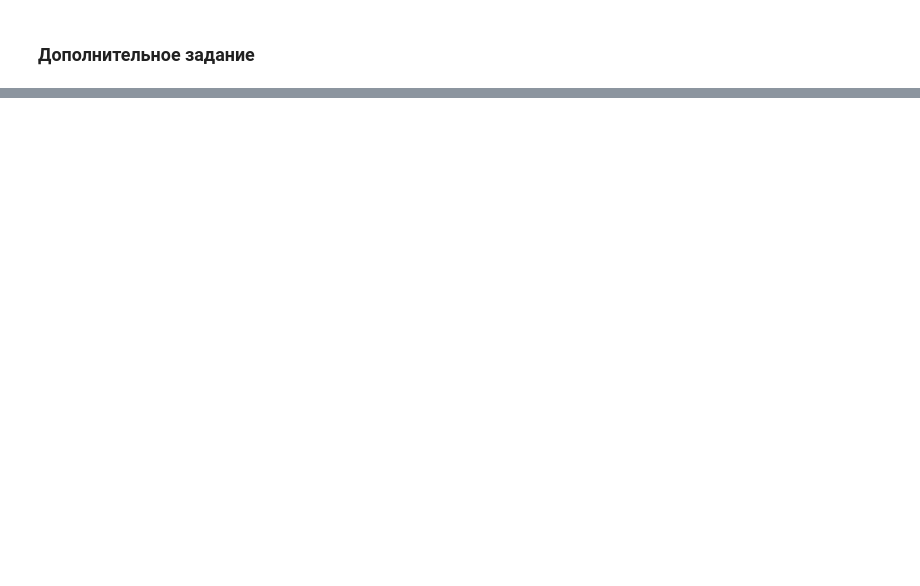
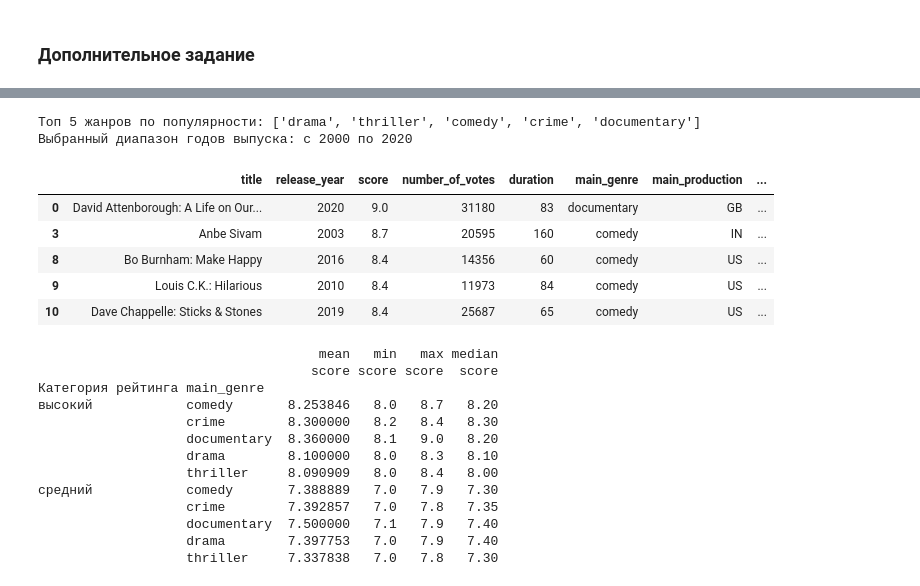
Before and after one commit to Yeetmq/suai_da, a Jupyter notebook: лр1/ЛР1_Паюнен_12.ipynb, the cells around one changed output, grey strips where cells are left out. Cells and saved outputs as stored; diff of their text form; code cells hidden in the pictures; blank space fills up the shorter version.

```diff
--- a/лр1/ЛР1_Паюнен_12.ipynb
+++ b/лр1/ЛР1_Паюнен_12.ipynb
@@ -547,0 +706,19 @@ western            NaN       NaN       NaN   NaN
+# %%
+def categorize_score(score):
+    if score >= 8.0:
+        return 'высокий'
+    elif 7.0 <= score < 8.0:
+        return 'средний'
+    else:
+        return 'низкий'
+
+data['Категория рейтинга'] = data['score'].apply(categorize_score)
+
+pivot_table_year_score_genre = data.pivot_table(
+    index=['Категория рейтинга', 'main_genre'],
+    values='release_year',
+    aggfunc=['mean', 'min', 'median']
+)
+
+print("Сводная таблица: средний, минимальный и медианный год выпуска по категории рейтинга и жанру")
+print(pivot_table_year_score_genre)
@@ -547,0 +761,59 @@ western            NaN       NaN       NaN   NaN
+# %%
+def categorize_score(score):
+    if score >= 8.0:
+        return 'высокий'
+    elif 7.0 <= score < 8.0:
+        return 'средний'
+    else:
+        return 'низкий'
+
+if 'Категория рейтинга' not in data.columns:
+    data['Категория рейтинга'] = data['score'].apply(categorize_score)
+
+top_genres = data['main_genre'].value_counts().nlargest(5).index.tolist()
+print(f"Топ 5 жанров по популярности: {top_genres}")
+
+start_year = 2000
+end_year = 2020
+print(f"Выбранный диапазон годов выпуска: с {start_year} по {end_year}")
+
+# Выполняем фильтрацию данных
+filtered_data = data[
+    (data['Категория рейтинга'].isin(['высокий', 'средний'])) &
+    (data['main_genre'].isin(top_genres)) &
+    (data['release_year'] >= start_year) &
+    (data['release_year'] <= end_year)
+]
+
+display(filtered_data.head())
+
+
+pivot_table_filtered = filtered_data.pivot_table(
+    index=['Категория рейтинга', 'main_genre'],
+    values='score',
+    aggfunc=['mean', 'min', 'max', 'median']
+)
+
+print(pivot_table_filtered)
+# %% [output]
+Топ 5 жанров по популярности: ['drama', 'thriller', 'comedy', 'crime', 'documentary']
+Выбранный диапазон годов выпуска: с 2000 по 2020
+|  | title | release_year | score | number_of_votes | duration | main_genre | main_production | ... |
+| 0 | David Attenborough: A Life on Our... | 2020 | 9.0 | 31180 | 83 | documentary | GB | ... |
+| 3 | Anbe Sivam | 2003 | 8.7 | 20595 | 160 | comedy | IN | ... |
+| 8 | Bo Burnham: Make Happy | 2016 | 8.4 | 14356 | 60 | comedy | US | ... |
+| 9 | Louis C.K.: Hilarious | 2010 | 8.4 | 11973 | 84 | comedy | US | ... |
+| 10 | Dave Chappelle: Sticks & Stones | 2019 | 8.4 | 25687 | 65 | comedy | US | ... |
+                                    mean   min   max median
+                                   score score score  score
+Категория рейтинга main_genre
+высокий            comedy       8.253846   8.0   8.7   8.20
+                   crime        8.300000   8.2   8.4   8.30
+                   documentary  8.360000   8.1   9.0   8.20
+                   drama        8.100000   8.0   8.3   8.10
+                   thriller     8.090909   8.0   8.4   8.00
+средний            comedy       7.388889   7.0   7.9   7.30
+                   crime        7.392857   7.0   7.8   7.35
+                   documentary  7.500000   7.1   7.9   7.40
+                   drama        7.397753   7.0   7.9   7.40
+                   thriller     7.337838   7.0   7.8   7.30
```
Also changed, not shown: parts of 33 cells of this notebook, 1 other file.
